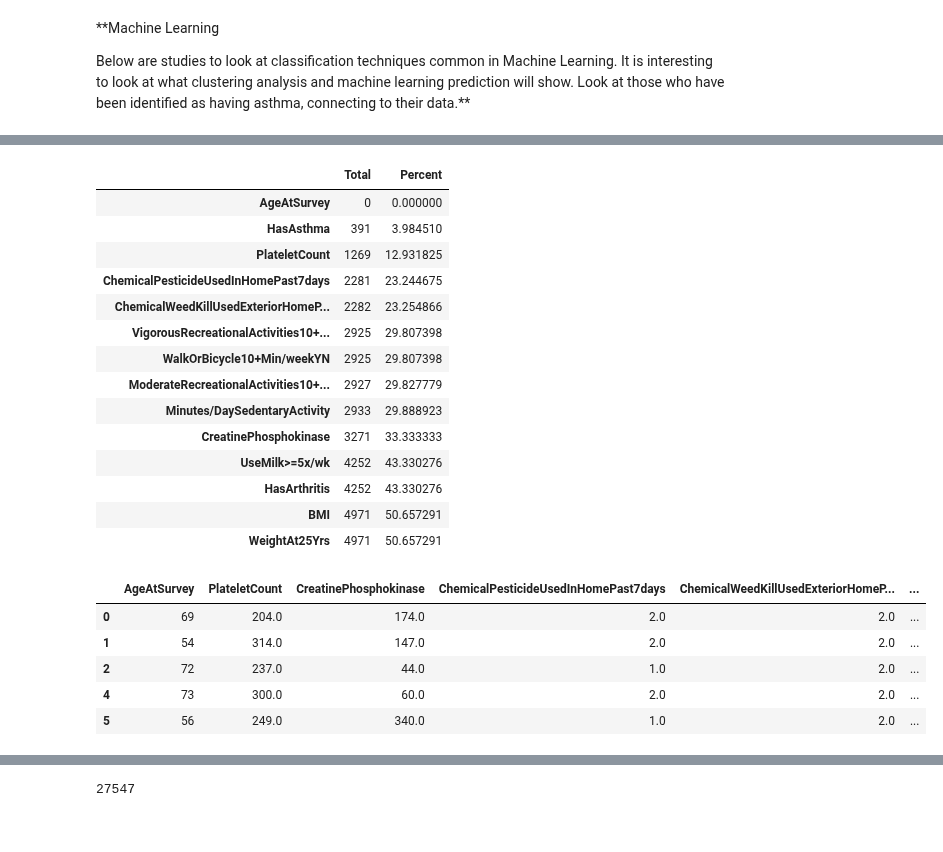
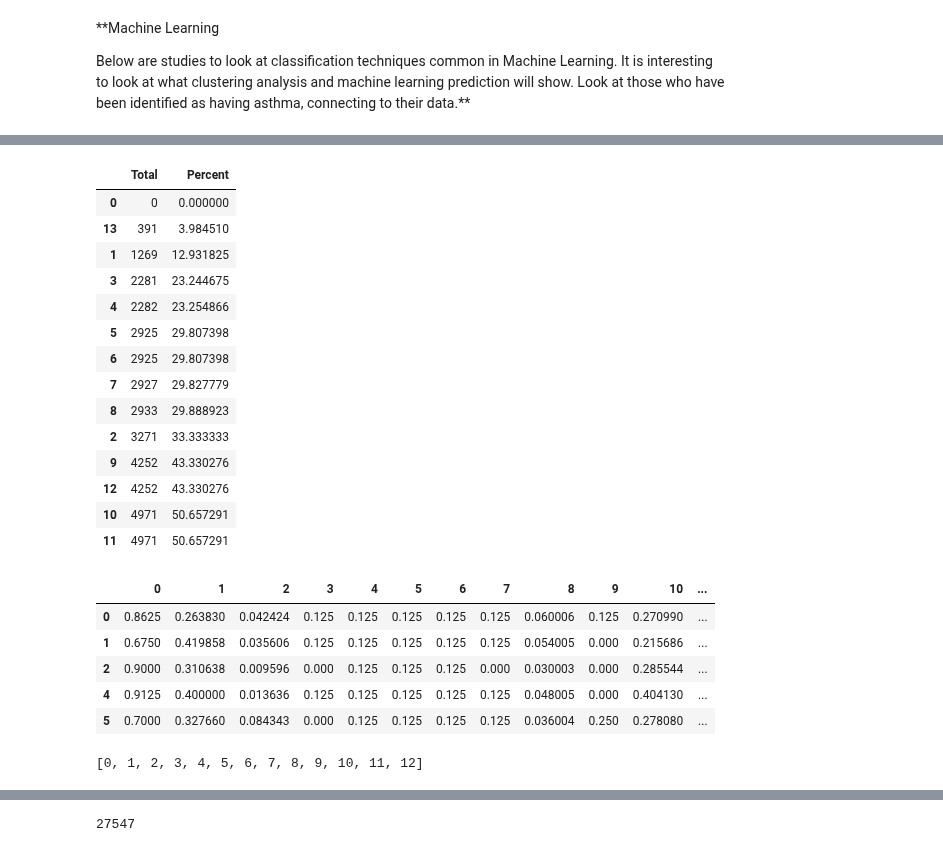
Before and after one commit to mightysquirrely/Capstone-2-Project, a Jupyter notebook: Capstone-2-Work.ipynb, the cells around one changed output, grey strips where cells are left out. Drawn from its saved outputs; the diff is of its cells as text; code cells hidden in the pictures.

```diff
--- a/Capstone-2-Work.ipynb
+++ b/Capstone-2-Work.ipynb
@@ -273 +251,15 @@ from sklearn import svm
+# %%
+#Normalize data (length of 1)
+
+# Create x, where x the 'scores' column's values as floats
+x_normalize = asthma_all.values.astype(float)
+# Create a minimum and maximum processor object
+min_max_scaler = preprocessing.MinMaxScaler()
+# Create an object to transform the data to fit minmax processor
+x_scaled = min_max_scaler.fit_transform(x_normalize)
+# Run the normalizer on the dataframe
+asthma_all_normalized = pd.DataFrame(x_scaled)
+
+#will put all values into 0-1
+#then explanations of high and low rather than exact numbers
 # %%
@@ -294,41 +286,46 @@ dtypes: float64(13), int64(1)
 memory usage: 1.0 MB
 # %%
-total = asthma_all.isnull().sum().sort_values(ascending = True)
-percent = (asthma_all.isnull().sum() / asthma_all.isnull().count() * 100).sort_values(ascending = True)
+total = asthma_all_normalized.isnull().sum().sort_values(ascending = True)
+percent = (asthma_all_normalized.isnull().sum() / asthma_all_normalized.isnull().count() * 100).sort_values(ascending = True)
 missing_data = pd.concat([total, percent], axis = 1, keys = ['Total','Percent'])
 missing_data
 # %% [output]
 |  | Total | Percent |
-| AgeAtSurvey | 0 | 0.000000 |
-| HasAsthma | 391 | 3.984510 |
-| PlateletCount | 1269 | 12.931825 |
-| ChemicalPesticideUsedInHomePast7days | 2281 | 23.244675 |
-| ChemicalWeedKillUsedExteriorHomeP... | 2282 | 23.254866 |
-| VigorousRecreationalActivities10+... | 2925 | 29.807398 |
-| WalkOrBicycle10+Min/weekYN | 2925 | 29.807398 |
-| ModerateRecreationalActivities10+... | 2927 | 29.827779 |
-| Minutes/DaySedentaryActivity | 2933 | 29.888923 |
-| CreatinePhosphokinase | 3271 | 33.333333 |
-| UseMilk>=5x/wk | 4252 | 43.330276 |
-| HasArthritis | 4252 | 43.330276 |
-| BMI | 4971 | 50.657291 |
-| WeightAt25Yrs | 4971 | 50.657291 |
+| 0 | 0 | 0.000000 |
+| 13 | 391 | 3.984510 |
+| 1 | 1269 | 12.931825 |
+| 3 | 2281 | 23.244675 |
+| 4 | 2282 | 23.254866 |
+| 5 | 2925 | 29.807398 |
+| 6 | 2925 | 29.807398 |
+| 7 | 2927 | 29.827779 |
+| 8 | 2933 | 29.888923 |
+| 2 | 3271 | 33.333333 |
+| 9 | 4252 | 43.330276 |
+| 12 | 4252 | 43.330276 |
+| 10 | 4971 | 50.657291 |
+| 11 | 4971 | 50.657291 |
 # %%
-asthma_clean = asthma_all.dropna()
+asthma_clean = asthma_all_normalized.dropna()
 asthma_clean.head()
 # %% [output]
-|  | AgeAtSurvey | PlateletCount | CreatinePhosphokinase | ChemicalPesticideUsedInHomePast7days | ChemicalWeedKillUsedExteriorHomeP... | ... |
-| 0 | 69 | 204.0 | 174.0 | 2.0 | 2.0 | ... |
-| 1 | 54 | 314.0 | 147.0 | 2.0 | 2.0 | ... |
-| 2 | 72 | 237.0 | 44.0 | 1.0 | 2.0 | ... |
-| 4 | 73 | 300.0 | 60.0 | 2.0 | 2.0 | ... |
-| 5 | 56 | 249.0 | 340.0 | 1.0 | 2.0 | ... |
+|  | 0 | 1 | 2 | 3 | 4 | 5 | 6 | 7 | 8 | 9 | 10 | ... |
+| 0 | 0.8625 | 0.263830 | 0.042424 | 0.125 | 0.125 | 0.125 | 0.125 | 0.125 | 0.060006 | 0.125 | 0.270990 | ... |
+| 1 | 0.6750 | 0.419858 | 0.035606 | 0.125 | 0.125 | 0.125 | 0.125 | 0.125 | 0.054005 | 0.000 | 0.215686 | ... |
+| 2 | 0.9000 | 0.310638 | 0.009596 | 0.000 | 0.125 | 0.125 | 0.125 | 0.000 | 0.030003 | 0.000 | 0.285544 | ... |
+| 4 | 0.9125 | 0.400000 | 0.013636 | 0.125 | 0.125 | 0.125 | 0.125 | 0.125 | 0.048005 | 0.000 | 0.404130 | ... |
+| 5 | 0.7000 | 0.327660 | 0.084343 | 0.000 | 0.125 | 0.125 | 0.125 | 0.125 | 0.036004 | 0.250 | 0.278080 | ... |
 # %%
 #split dataset in features and target variable
-feature_cols = ['AgeAtSurvey', 'PlateletCount', 'CreatinePhosphokinase', 'ChemicalPesticideUsedInHomePast7days',
- 'ChemicalWeedKillUsedExteriorHomePast7days',
- 'VigorousRecreationalActivities10+min/WeekYN','WalkOrBicycle10+Min/weekYN',
- 'ModerateRecreationalActivities10+min/WeekYN','Minutes/DaySedentaryActivity', 'UseMilk>=5x/wk',
-  'BMI', 'WeightAt25Yrs', 'HasArthritis']
+#feature_cols = ['AgeAtSurvey', 'PlateletCount', 'CreatinePhosphokinase', 'ChemicalPesticideUsedInHomePast7days',
+ #'ChemicalWeedKillUsedExteriorHomePast7days',
+ #'VigorousRecreationalActivities10+min/WeekYN','WalkOrBicycle10+Min/weekYN',
+ #'ModerateRecreationalActivities10+min/WeekYN','Minutes/DaySedentaryActivity', 'UseMilk>=5x/wk',
+ #'BMI', 'WeightAt25Yrs', 'HasArthritis']
+feature_cols = [0,1,2,3,4,5,6,7,8,9,10, 11,12]
+#hid hasasthma for the kmeans
+feature_cols
+# %% [output]
+[0, 1, 2, 3, 4, 5, 6, 7, 8, 9, 10, 11, 12]
 # %%
 X = asthma_clean[feature_cols]
```
Also changed, not shown: parts of 29 cells of this notebook.
